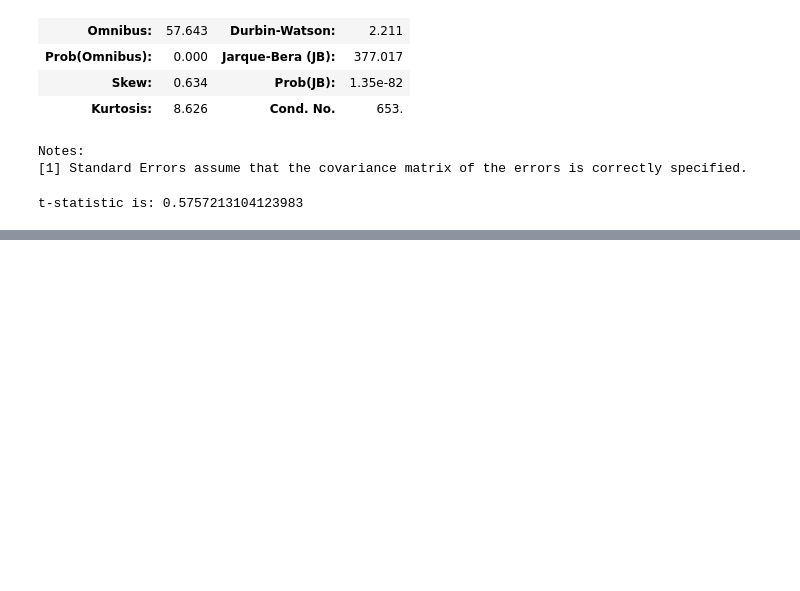
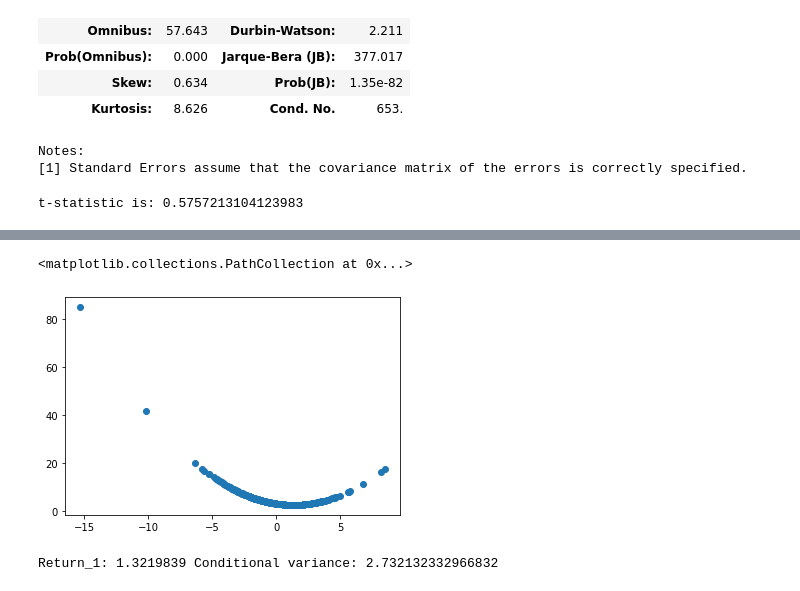
Before and after one commit to systemchalk/wooldridge_workbook, a Jupyter notebook: ch12.ipynb, the cells around one changed output, grey strips where cells are left out. Drawn from its saved outputs; the diff is of its cells as text; code cells hidden in the pictures; blank space fills up the shorter version.

Commit message:
Ch 12 exercises complete.

```diff
--- a/ch12.ipynb
+++ b/ch12.ipynb
@@ -187,0 +935,3 @@ C2.iii Using the tricks learned earlier we subtract $gwage_t$ from the lagged va
+# %%
+# Text said it's fine to include an intercept. Checking to be sure.
+sm.OLS(model.resid, sm.add_constant(model.resid.shift(1)), missing = "drop").fit().summary()
@@ -187,0 +1026,7 @@ C2.iii Using the tricks learned earlier we subtract $gwage_t$ from the lagged va
+# %%
+# Exercise 11
+data = nyse[["return", "return_1"]].dropna()
+X = sm.add_constant(data["return_1"])
+y = data["return"]
+model = sm.OLS(y, X).fit()
+model.summary()
@@ -187,0 +1053,5 @@ C2.iii Using the tricks learned earlier we subtract $gwage_t$ from the lagged va
+# %%
+u_sq = model.resid ** 2
+print("Minimum:", u_sq.min())
+print("Maximum:", u_sq.max())
+print("Average:", u_sq.mean())
@@ -187,0 +1062,4 @@ C2.iii Using the tricks learned earlier we subtract $gwage_t$ from the lagged va
+# %%
+data["return_1_sq"] = data["return_1"] ** 2
+X = sm.add_constant(data[["return_1", "return_1_sq"]])
+sm.OLS(u_sq, X, missing = "drop").fit().summary()
@@ -187,0 +1087,11 @@ C2.iii Using the tricks learned earlier we subtract $gwage_t$ from the lagged va
+# %%
+fig, ax = plt.subplots()
+ax.scatter(data["return_1"], sm.OLS(u_sq, X, missing = "drop").fit().fittedvalues)
+# %% [output]
+<matplotlib.collections.PathCollection at 0x...>
+[figure, added]
+# %%
+i, j = sorted(enumerate(sm.OLS(u_sq, X, missing = "drop").fit().fittedvalues), key = lambda t: t[1])[0]
+print("Return_1:", data["return_1"].iloc[i], "Conditional variance:", j)
+# %% [output]
+Return_1: 1.3219839 Conditional variance: 2.732132332966832
```
Also changed, not shown: parts of 75 cells of this notebook.
